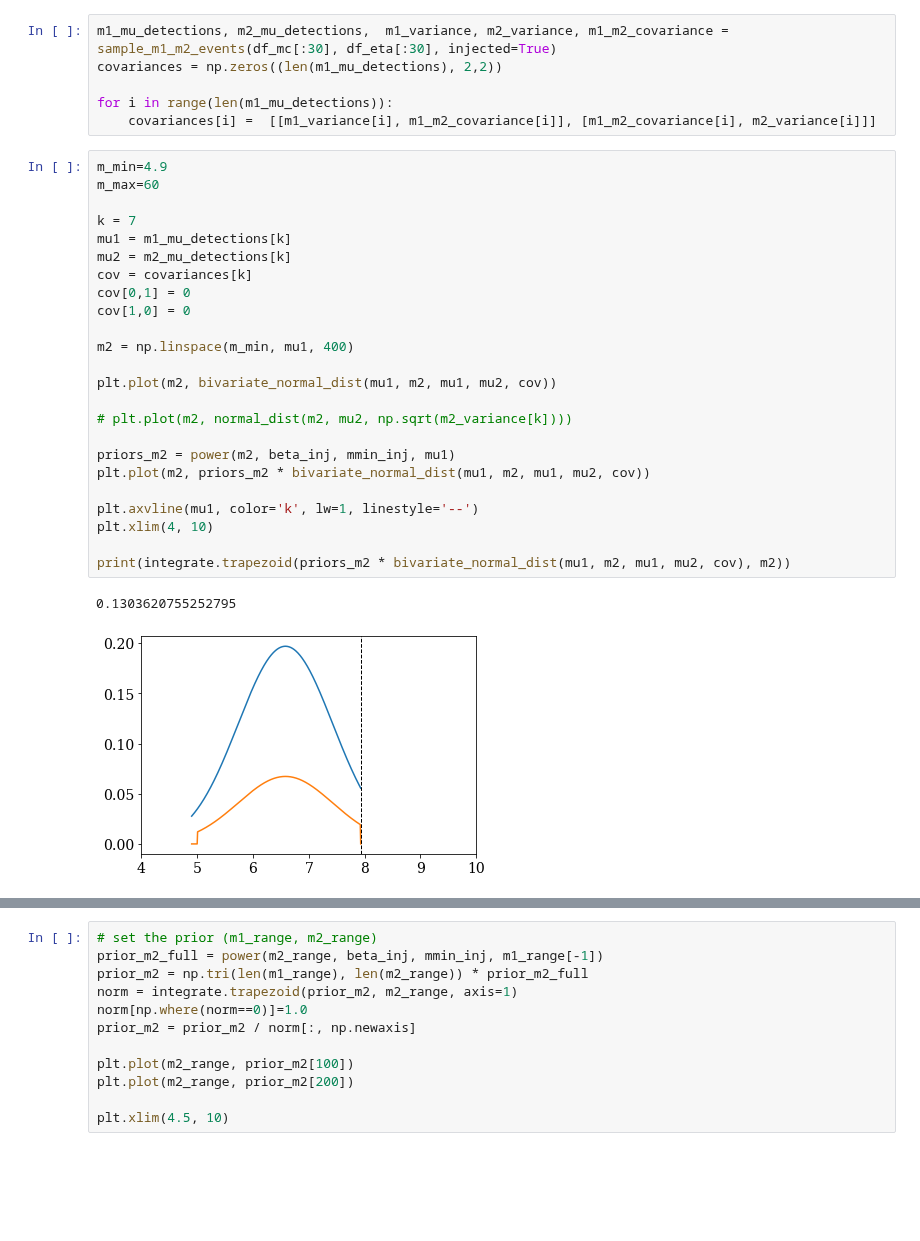
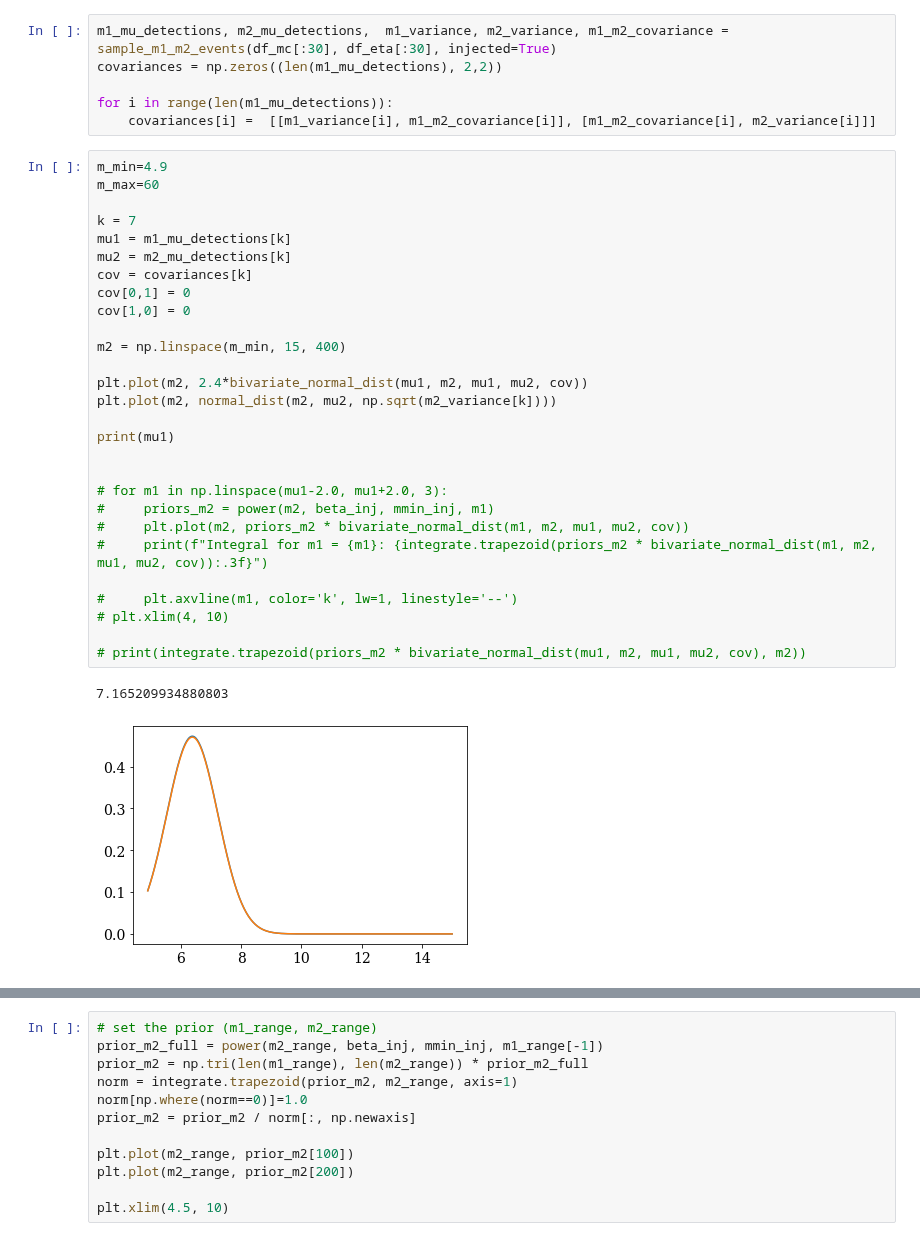
Before and after one commit to veome22/hybrid_waveforms, a Jupyter notebook: powerlaw_population_inference.ipynb, the cells around one changed output, grey strips where cells are left out. Saved outputs shown, nothing was run; the diff lists cells and outputs as text; blank space fills up the shorter version.

```diff
--- a/powerlaw_population_inference.ipynb
+++ b/powerlaw_population_inference.ipynb
@@ -459,30 +460,34 @@ for i in range(len(m1_mu_detections)):
 # %%
 m_min=4.9
 m_max=60
 
 k = 7
 mu1 = m1_mu_detections[k]
 mu2 = m2_mu_detections[k]
 cov = covariances[k]
 cov[0,1] = 0
 cov[1,0] = 0
 
-m2 = np.linspace(m_min, mu1, 400)
+m2 = np.linspace(m_min, 15, 400)
 
-plt.plot(m2, bivariate_normal_dist(mu1, m2, mu1, mu2, cov))
+plt.plot(m2, 2.4*bivariate_normal_dist(mu1, m2, mu1, mu2, cov))
+plt.plot(m2, normal_dist(m2, mu2, np.sqrt(m2_variance[k])))
 
-# plt.plot(m2, normal_dist(m2, mu2, np.sqrt(m2_variance[k])))
+print(mu1)
 
-priors_m2 = power(m2, beta_inj, mmin_inj, mu1)
-plt.plot(m2, priors_m2 * bivariate_normal_dist(mu1, m2, mu1, mu2, cov))
 
-plt.axvline(mu1, color='k', lw=1, linestyle='--')
-plt.xlim(4, 10)
+# for m1 in np.linspace(mu1-2.0, mu1+2.0, 3):
+#     priors_m2 = power(m2, beta_inj, mmin_inj, m1)
+#     plt.plot(m2, priors_m2 * bivariate_normal_dist(m1, m2, mu1, mu2, cov))
+#     print(f"Integral for m1 = {m1}: {integrate.trapezoid(priors_m2 * bivariate_normal_dist(m1, m2, mu1, mu2, cov)):.3f}")
 
-print(integrate.trapezoid(priors_m2 * bivariate_normal_dist(mu1, m2, mu1, mu2, cov), m2))
+#     plt.axvline(m1, color='k', lw=1, linestyle='--')
+# plt.xlim(4, 10)
+
+# print(integrate.trapezoid(priors_m2 * bivariate_normal_dist(mu1, m2, mu1, mu2, cov), m2))
 # %% [output]
-0.1303620755252795
+7.165209934880803
-[figure, old version]
+[figure, new version]
 # %%
 m1_mu_detections, m2_mu_detections,  m1_variance, m2_variance, m1_m2_covariance = sample_m1_m2_events(df_mc, df_eta)
 covariances = np.zeros((len(m1_mu_detections), 2,2))
```
Also changed, not shown: parts of 83 cells of this notebook.
